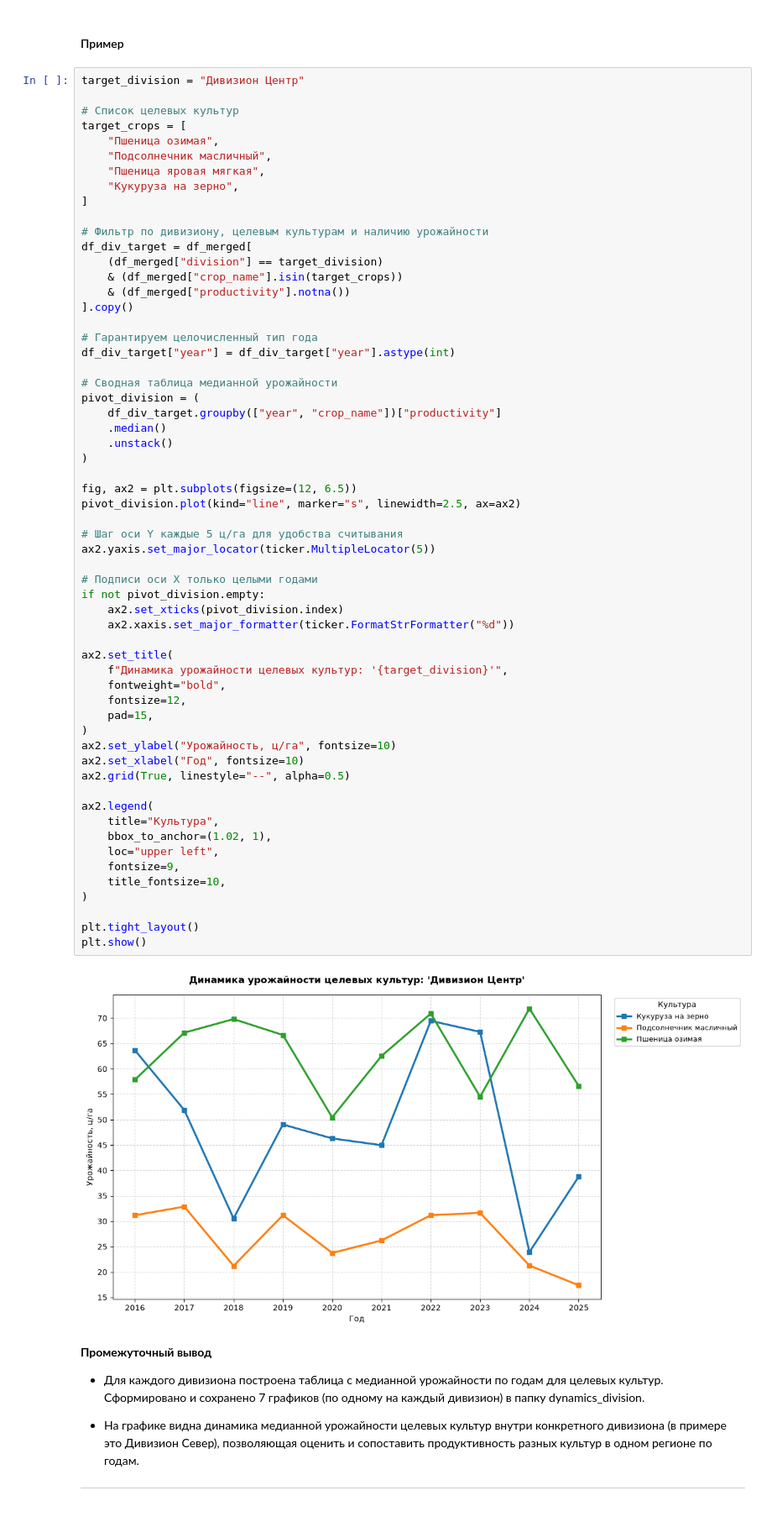
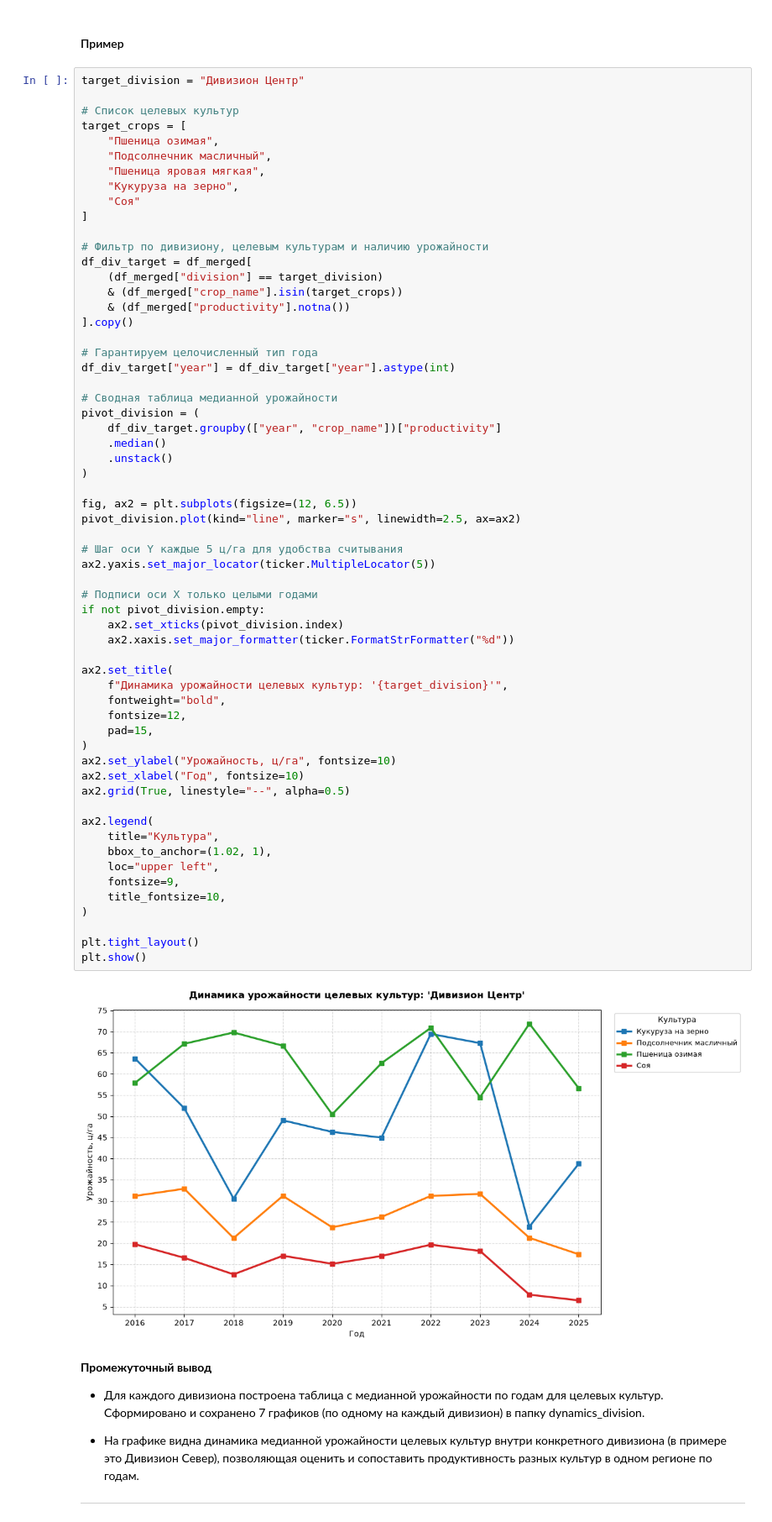
Before and after one commit to Bleckeid/stab, a Jupyter notebook: fields_stab_notebook.ipynb, the cells around one changed output. Shown at 84% size. Drawn from its saved outputs; the diff is of its cells as text.

```diff
--- a/fields_stab_notebook.ipynb
+++ b/fields_stab_notebook.ipynb
@@ -930,6 +933,7 @@ target_crops = [
     "Подсолнечник масличный",
     "Пшеница яровая мягкая",
     "Кукуруза на зерно",
+    "Соя"
 ]
 
 # Фильтр по дивизиону, целевым культурам и наличию урожайности
@@ -954,34 +958,34 @@ pivot_division.plot(kind="line", marker="s", linewidth=2.5, ax=ax2)
 
 # Шаг оси Y каждые 5 ц/га для удобства считывания
 ax2.yaxis.set_major_locator(ticker.MultipleLocator(5))
 
 # Подписи оси X только целыми годами
 if not pivot_division.empty:
     ax2.set_xticks(pivot_division.index)
     ax2.xaxis.set_major_formatter(ticker.FormatStrFormatter("%d"))
 
 ax2.set_title(
     f"Динамика урожайности целевых культур: '{target_division}'",
     fontweight="bold",
     fontsize=12,
     pad=15,
 )
 ax2.set_ylabel("Урожайность, ц/га", fontsize=10)
 ax2.set_xlabel("Год", fontsize=10)
 ax2.grid(True, linestyle="--", alpha=0.5)
 
 ax2.legend(
     title="Культура",
     bbox_to_anchor=(1.02, 1),
     loc="upper left",
     fontsize=9,
     title_fontsize=10,
 )
 
 plt.tight_layout()
 plt.show()
 # %% [output]
-[figure, old version]
+[figure, new version]
 # %% [markdown]
 **Промежуточный вывод**
 
```
Also changed, not shown: parts of 17 cells of this notebook.
